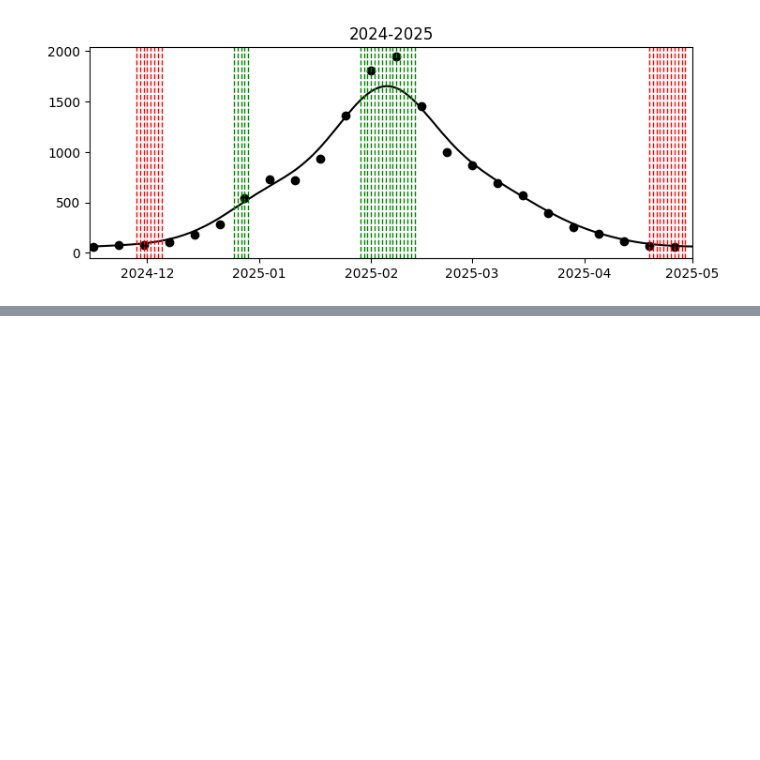
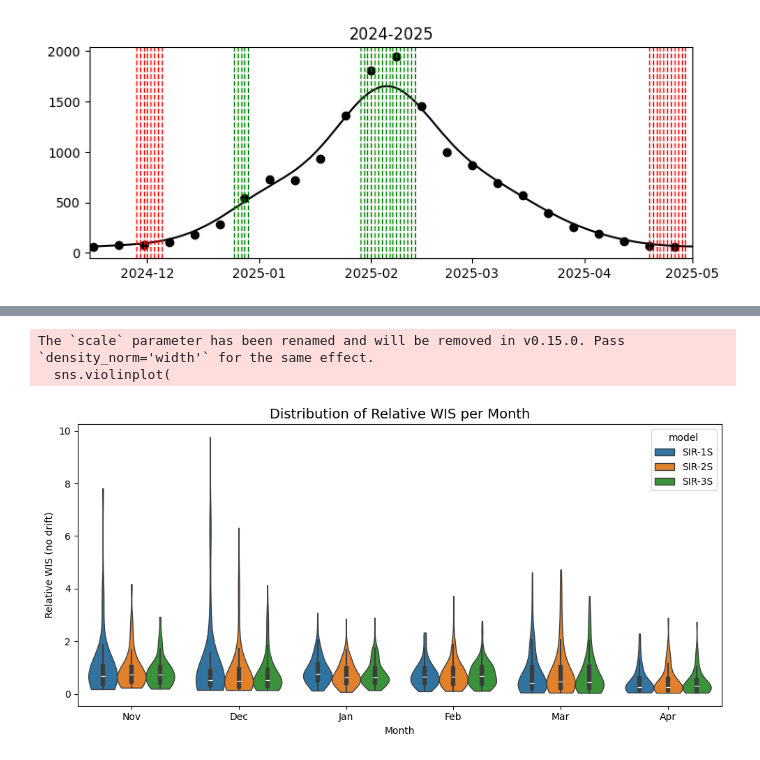
Before and after one commit to twallema/JHU-Cornell_hierarchSIR, a Jupyter notebook: scripts/manuscript/visualise-accuracy/leave-one-out/WIS_vs_infliction-points.ipynb, the cells around one changed output, grey strips where cells are left out. Drawn from its saved outputs; the diff is of its cells as text; code cells hidden in the pictures; blank space fills up the shorter version.

```diff
--- a/scripts/manuscript/visualise-accuracy/leave-one-out/WIS_vs_infliction-points.ipynb
+++ b/scripts/manuscript/visualise-accuracy/leave-one-out/WIS_vs_infliction-points.ipynb
@@ -113,0 +103,42 @@ plt.close()
+# %%
+# perform analysis for IL = False and ED_visits = True
+slice = accuracy[((accuracy['informed'] == True) & (accuracy['immunity_linking'] == False) & (accuracy['ED_visits'] == True))][['model', 'season', 'reference_date', 'WIS', 'relative_WIS_nodrift', 'relative_WIS_drift']]
+# %%
+import pandas as pd
+
+import matplotlib.pyplot as plt
+
+# make sure reference_date is datetime
+slice['reference_date'] = pd.to_datetime(slice['reference_date'])
+slice['month'] = slice['reference_date'].dt.month
+
+# optional: map month numbers to names for readability
+month_map = {
+    1: "Jan", 2: "Feb", 3: "Mar", 4: "Apr", 5: "May", 6: "Jun",
+    7: "Jul", 8: "Aug", 9: "Sep", 10: "Oct", 11: "Nov", 12: "Dec"
+}
+slice['month_name'] = slice['month'].map(month_map)
+
+# --- violin plot ---
+plt.figure(figsize=(10, 5))
+sns.violinplot(
+    data=slice,
+    x='month_name',
+    y='relative_WIS_nodrift',
+    hue = 'model',
+    inner='box',        # shows a small boxplot inside each violin
+    cut=0,              # don’t extend beyond data range
+    scale='width',      # equalize violin widths
+    bw_method=0.5,             # bandwidth for smoothing
+    linewidth=1
+)
+
+plt.title("Distribution of Relative WIS per Month", fontsize=14)
+plt.xlabel("Month")
+plt.ylabel("Relative WIS (no drift)")
+plt.tight_layout()
+plt.show()
+# %% [output]
+The `scale` parameter has been renamed and will be removed in v0.15.0. Pass `density_norm='width'` for the same effect.
+  sns.violinplot(
+[figure, added]
```
Also changed, not shown: parts of 3 cells of this notebook.
